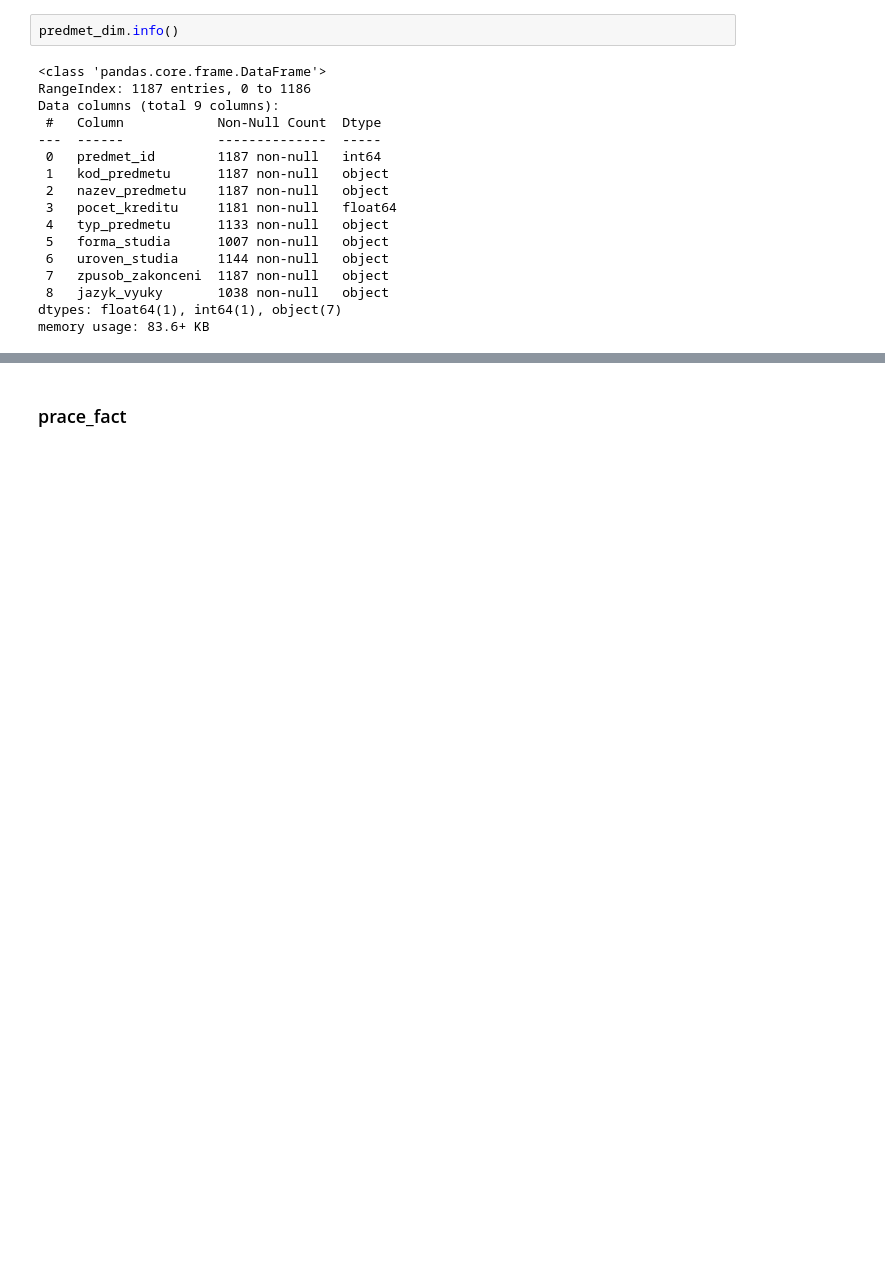
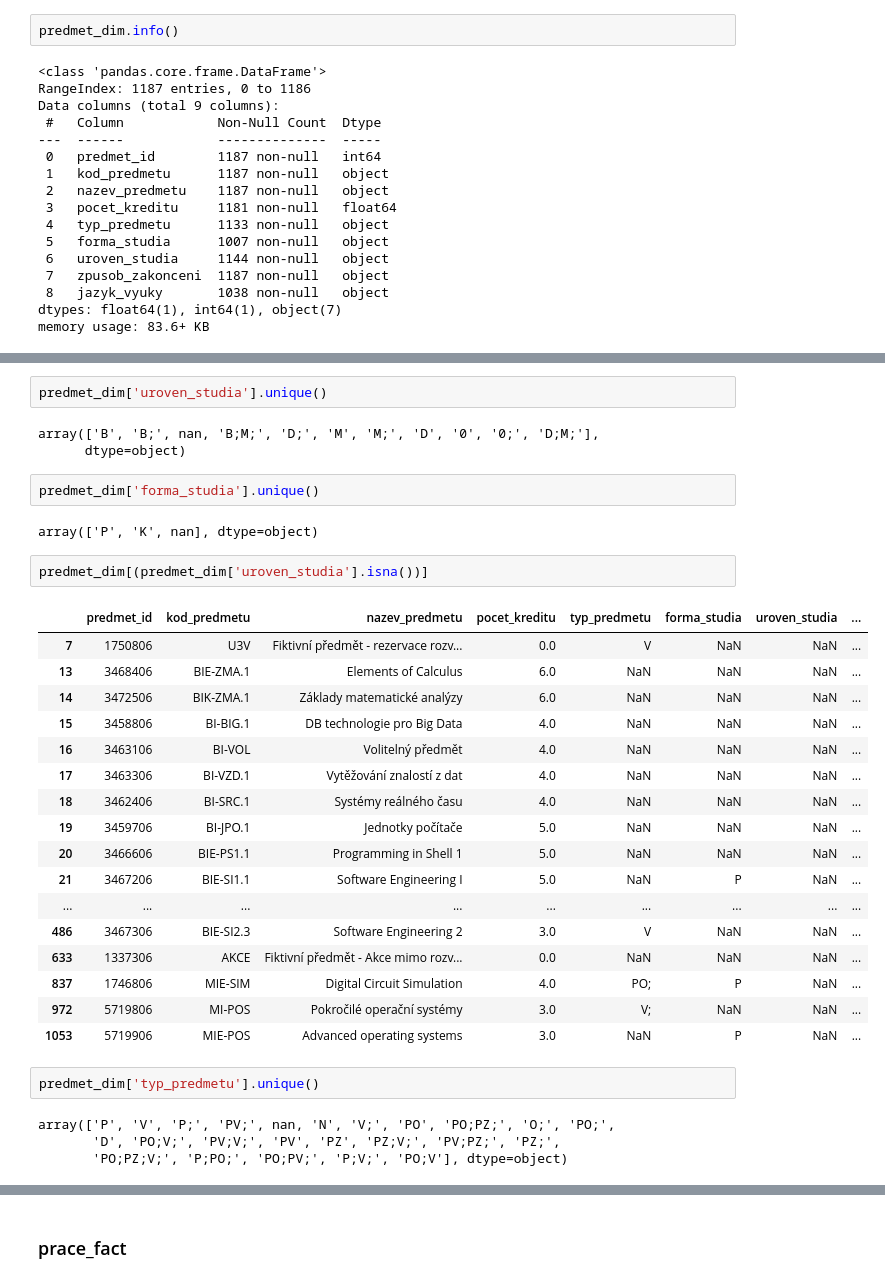
Before and after one commit to akapitanova/predikce_vykonu_studentu, a Jupyter notebook: pruzkum_dat.ipynb, the cells around one changed output, grey strips where cells are left out. Cells and saved outputs as stored; diff of their text form; blank space fills up the shorter version.

```diff
--- a/pruzkum_dat.ipynb
+++ b/pruzkum_dat.ipynb
@@ -272,0 +325,35 @@ V;
+# %%
+predmet_dim['uroven_studia'].unique()
+# %% [output]
+array(['B', 'B;', nan, 'B;M;', 'D;', 'M', 'M;', 'D', '0', '0;', 'D;M;'],
+      dtype=object)
+# %%
+predmet_dim['forma_studia'].unique()
+# %% [output]
+array(['P', 'K', nan], dtype=object)
+# %%
+predmet_dim[(predmet_dim['uroven_studia'].isna())]
+# %% [output]
+|  | predmet_id | kod_predmetu | nazev_predmetu | pocet_kreditu | typ_predmetu | forma_studia | uroven_studia | ... |
+| 7 | 1750806 | U3V | Fiktivní předmět - rezervace rozv... | 0.0 | V | NaN | NaN | ... |
+| 13 | 3468406 | BIE-ZMA.1 | Elements of Calculus | 6.0 | NaN | NaN | NaN | ... |
+| 14 | 3472506 | BIK-ZMA.1 | Základy matematické analýzy | 6.0 | NaN | NaN | NaN | ... |
+| 15 | 3458806 | BI-BIG.1 | DB technologie pro Big Data | 4.0 | NaN | NaN | NaN | ... |
+| 16 | 3463106 | BI-VOL | Volitelný předmět | 4.0 | NaN | NaN | NaN | ... |
+| 17 | 3463306 | BI-VZD.1 | Vytěžování znalostí z dat | 4.0 | NaN | NaN | NaN | ... |
+| 18 | 3462406 | BI-SRC.1 | Systémy reálného času | 4.0 | NaN | NaN | NaN | ... |
+| 19 | 3459706 | BI-JPO.1 | Jednotky počítače | 5.0 | NaN | NaN | NaN | ... |
+| 20 | 3466606 | BIE-PS1.1 | Programming in Shell 1 | 5.0 | NaN | NaN | NaN | ... |
+| 21 | 3467206 | BIE-SI1.1 | Software Engineering I | 5.0 | NaN | P | NaN | ... |
+| ... | ... | ... | ... | ... | ... | ... | ... | ... |
+| 486 | 3467306 | BIE-SI2.3 | Software Engineering 2 | 3.0 | V | NaN | NaN | ... |
+| 633 | 1337306 | AKCE | Fiktivní předmět - Akce mimo rozv... | 0.0 | NaN | NaN | NaN | ... |
+| 837 | 1746806 | MIE-SIM | Digital Circuit Simulation | 4.0 | PO; | P | NaN | ... |
+| 972 | 5719806 | MI-POS | Pokročilé operační systémy | 3.0 | V; | NaN | NaN | ... |
+| 1053 | 5719906 | MIE-POS | Advanced operating systems | 3.0 | NaN | P | NaN | ... |
+# %%
+predmet_dim['typ_predmetu'].unique()
+# %% [output]
+array(['P', 'V', 'P;', 'PV;', nan, 'N', 'V;', 'PO', 'PO;PZ;', 'O;', 'PO;',
+       'D', 'PO;V;', 'PV;V;', 'PV', 'PZ', 'PZ;V;', 'PV;PZ;', 'PZ;',
+       'PO;PZ;V;', 'P;PO;', 'PO;PV;', 'P;V;', 'PO;V'], dtype=object)
```
Also changed, not shown: parts of 29 cells of this notebook, 38 other files.
